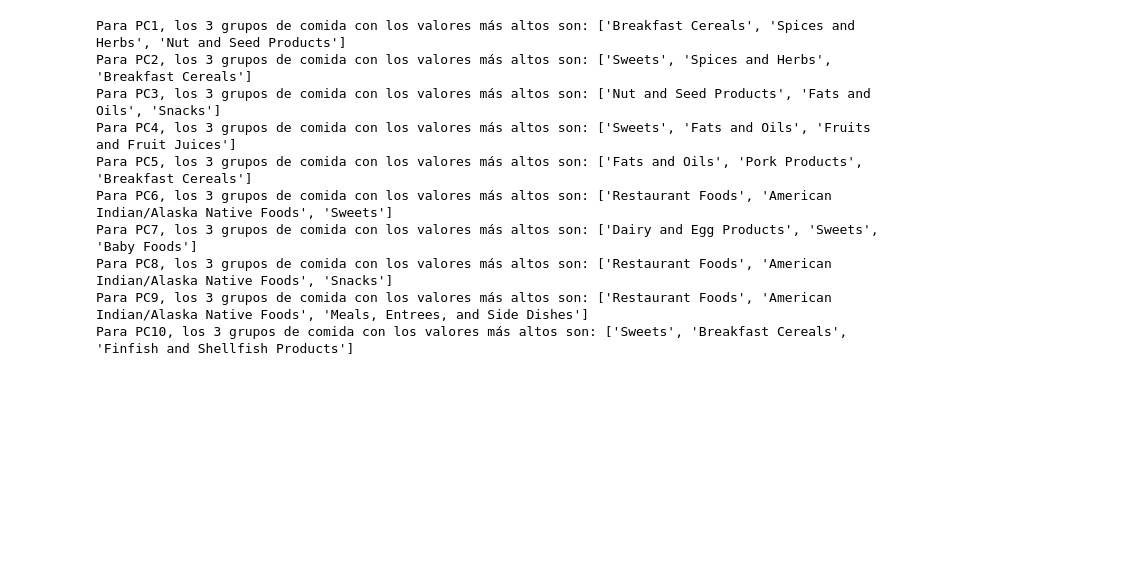
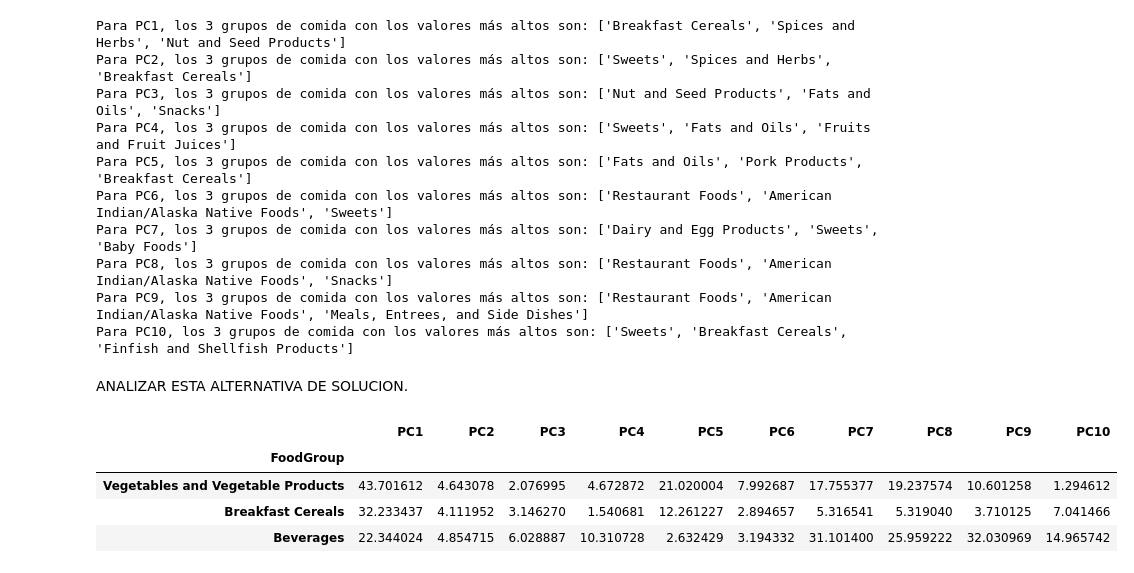
Before and after one commit to IraitzM/TheBridge_DSPT_ML, a Jupyter notebook: No supervisado/Reducción dimensionalidad/Practica/1_Nutrition PCA.ipynb, the cells around one changed output. Saved outputs shown, nothing was run; the diff lists cells and outputs as text; code cells hidden in the pictures; blank space fills up the shorter version.

```diff
--- a/No supervisado/Reducción dimensionalidad/Practica/1_Nutrition PCA.ipynb
+++ b/No supervisado/Reducción dimensionalidad/Practica/1_Nutrition PCA.ipynb
@@ -381,0 +380,34 @@ df_final.groupby("FoodGroup").max().sort_values(by=[f'PC{i}' for i in range(1, n
+# %% [markdown]
+ANALIZAR ESTA ALTERNATIVA DE SOLUCION.
+# %%
+'''1. Agrupar por "FoodGroup"
+Descripción: Agrupa el DataFrame df_pca_selected por la columna FoodGroup. Esto significa que se crea un grupo para cada valor único en la columna FoodGroup.
+
+Resultado: Un objeto GroupBy que contiene información sobre los grupos.
+
+2. Calcular el máximo de cada grupo
+Descripción: Calcula el valor máximo de cada columna numérica dentro de cada grupo formado en el paso anterior.
+
+Resultado: Un nuevo DataFrame donde cada fila corresponde a un FoodGroup, y los valores de las columnas son los máximos encontrados dentro de cada grupo.
+
+3. Ordenar el DataFrame
+Descripción: Ordena el DataFrame resultante del paso anterior basado en los valores de las columnas PC1, PC2, ..., hasta PC10 en orden descendente. La lista de columnas se genera dinámicamente con la comprensión de listas [f'PC{i}' for i in range(1, 11)].
+f'PC{i}' for i in range(1, 11) crea una lista de strings: ['PC1', 'PC2', 'PC3', ..., 'PC10'].
+ascending=False indica que la ordenación debe ser en orden descendente.
+
+Resultado: El DataFrame agrupado y con los valores máximos es ordenado en función de los valores de las columnas PC1 a PC10 en orden descendente.
+
+4. Seleccionar las primeras tres filas
+Descripción: Selecciona las primeras tres filas ([:3]) de todas las columnas ([:]) del DataFrame ordenado.
+
+Resultado: Un nuevo DataFrame que contiene solo las primeras tres filas del DataFrame ordenado en el paso anterior.
+
+'''
+
+df_pca_selected.groupby("FoodGroup").max().sort_values(by=[f'PC{i}' for i in range(1, num_components_selected+1)], ascending=False).iloc[:3,:]
+# %% [output]
+|  | PC1 | PC2 | PC3 | PC4 | PC5 | PC6 | PC7 | PC8 | PC9 | PC10 |
+| FoodGroup |  |  |  |  |  |  |  |  |  |  |
+| Vegetables and Vegetable Products | 43.701612 | 4.643078 | 2.076995 | 4.672872 | 21.020004 | 7.992687 | 17.755377 | 19.237574 | 10.601258 | 1.294612 |
+| Breakfast Cereals | 32.233437 | 4.111952 | 3.146270 | 1.540681 | 12.261227 | 2.894657 | 5.316541 | 5.319040 | 3.710125 | 7.041466 |
+| Beverages | 22.344024 | 4.854715 | 6.028887 | 10.310728 | 2.632429 | 3.194332 | 31.101400 | 25.959222 | 32.030969 | 14.965742 |
```
Also changed, not shown: parts of 1 cell of this notebook.
